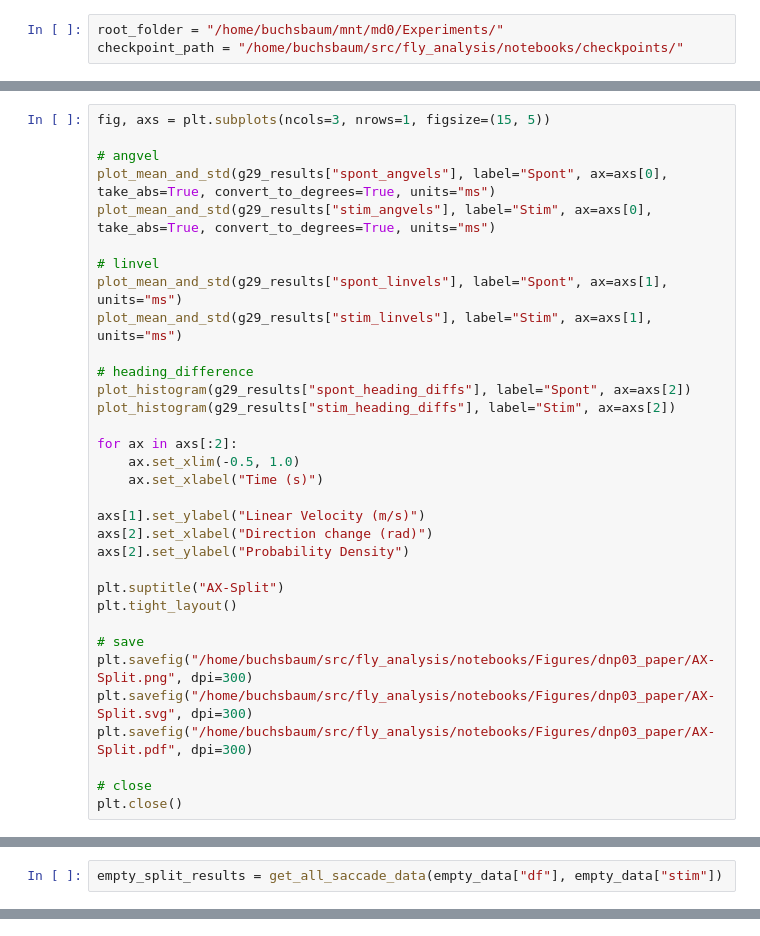
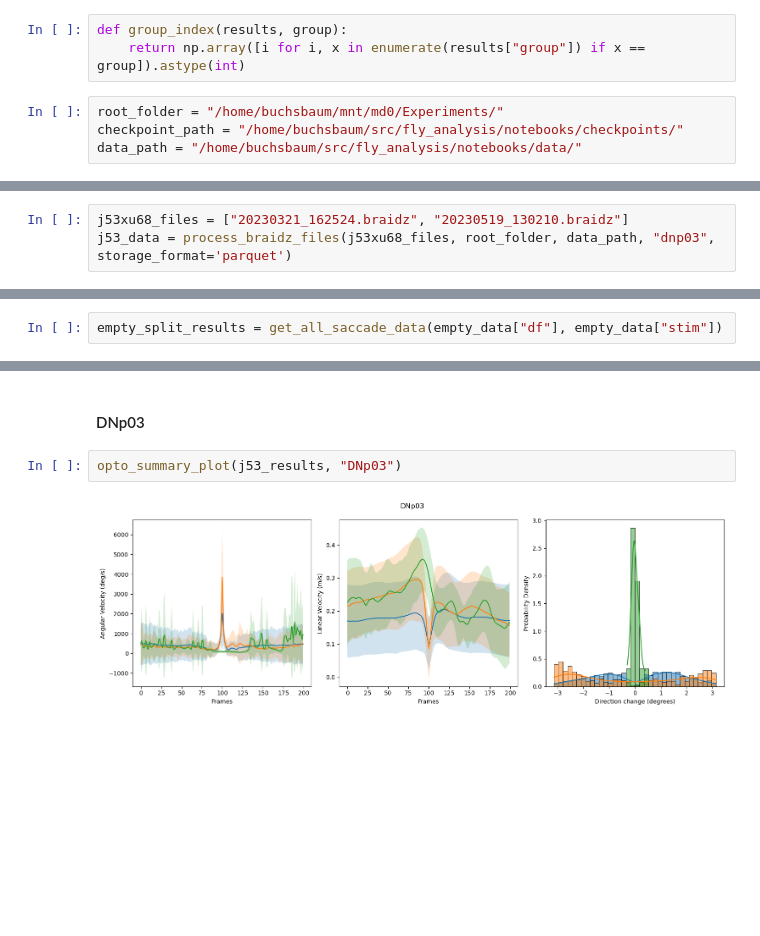
Before and after one commit to elhananby/fly_analysis, a Jupyter notebook: notebooks/Stim_vs_Spont_Saccades.ipynb, the cells around one changed output, grey strips where cells are left out. Drawn from its saved outputs; the diff is of its cells as text; blank space fills up the shorter version.

Commit message:
updated paper analysis script

```diff
--- a/notebooks/Stim_vs_Spont_Saccades.ipynb
+++ b/notebooks/Stim_vs_Spont_Saccades.ipynb
@@ -305,3 +436,7 @@ def get_all_saccade_data(df, stim, **kwargs):
+# %%
+def group_index(results, group):
+    return np.array([i for i, x in enumerate(results["group"]) if x == group]).astype(int)
 # %%
 root_folder = "/home/buchsbaum/mnt/md0/Experiments/"
 checkpoint_path = "/home/buchsbaum/src/fly_analysis/notebooks/checkpoints/"
+data_path = "/home/buchsbaum/src/fly_analysis/notebooks/data/"
@@ -366,0 +595,3 @@ plt.close()
+# %%
+j53xu68_files = ["20230321_162524.braidz", "20230519_130210.braidz"]
+j53_data = process_braidz_files(j53xu68_files, root_folder, data_path, "dnp03", storage_format='parquet')
@@ -374,38 +615,5 @@ g29_data = fa.braidz.read_multiple_braidz(g29xu68_files, root_folder)
 # %%
 g29_results = get_all_saccade_data(g29_data["df"], g29_data["stim"])
-# %%
-fig, axs = plt.subplots(ncols=3, nrows=1, figsize=(15, 5))
-
-# angvel
-plot_mean_and_std(g29_results["spont_angvels"], label="Spont", ax=axs[0], take_abs=True, convert_to_degrees=True, units="ms")
-plot_mean_and_std(g29_results["stim_angvels"], label="Stim", ax=axs[0], take_abs=True, convert_to_degrees=True, units="ms")
-
-# linvel
-plot_mean_and_std(g29_results["spont_linvels"], label="Spont", ax=axs[1], units="ms")
-plot_mean_and_std(g29_results["stim_linvels"], label="Stim", ax=axs[1], units="ms")
-
-# heading_difference
-plot_histogram(g29_results["spont_heading_diffs"], label="Spont", ax=axs[2])
-plot_histogram(g29_results["stim_heading_diffs"], label="Stim", ax=axs[2])
-
-for ax in axs[:2]:
-    ax.set_xlim(-0.5, 1.0)
-    ax.set_xlabel("Time (s)")
-
-axs[1].set_ylabel("Linear Velocity (m/s)")
-axs[2].set_xlabel("Direction change (rad)")
-axs[2].set_ylabel("Probability Density")
-
-plt.suptitle("AX-Split")
-plt.tight_layout()
-
-# save
-plt.savefig("/home/buchsbaum/src/fly_analysis/notebooks/Figures/dnp03_paper/AX-Split.png", dpi=300)
-plt.savefig("/home/buchsbaum/src/fly_analysis/notebooks/Figures/dnp03_paper/AX-Split.svg", dpi=300)
-plt.savefig("/home/buchsbaum/src/fly_analysis/notebooks/Figures/dnp03_paper/AX-Split.pdf", dpi=300)
-
-# close
-plt.close()
 # %% [markdown]
 ### Empty-Split
 # %%
@@ -420,0 +700,6 @@ empty_split_results = get_all_saccade_data(empty_data["df"], empty_data["stim"])
+# %% [markdown]
+#### DNp03
+# %%
+opto_summary_plot(j53_results, "DNp03")
+# %% [output]
+[figure, added]
```
Also changed, not shown: parts of 31 cells of this notebook.
